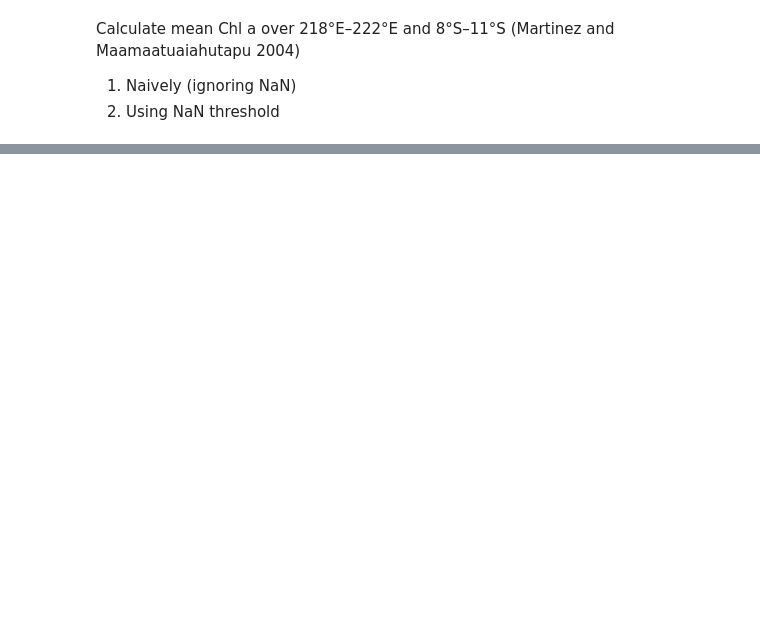
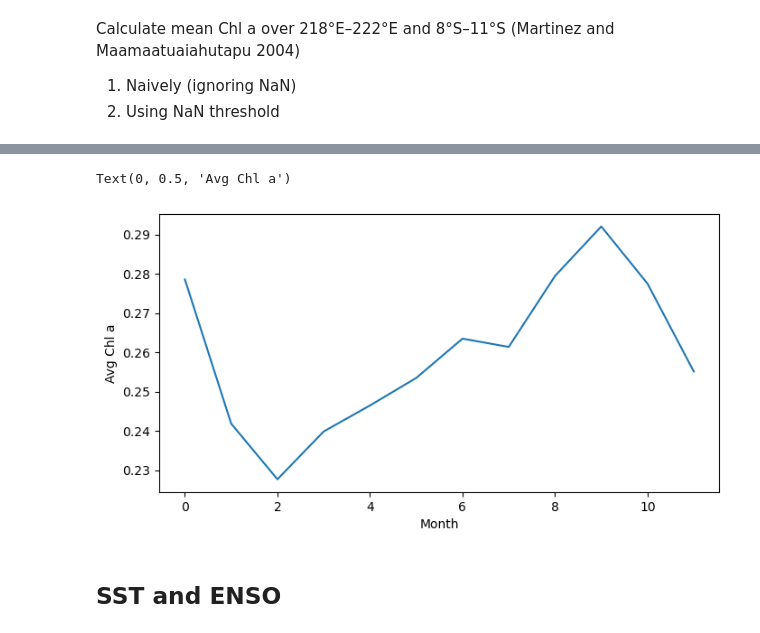
Before and after one commit to ychnli/Stanford-SEA, a Jupyter notebook: calc_timeseries.ipynb, the cells around one changed output, grey strips where cells are left out. Drawn from its saved outputs; the diff is of its cells as text; code cells hidden in the pictures; blank space fills up the shorter version.

```diff
--- a/calc_timeseries.ipynb
+++ b/calc_timeseries.ipynb
@@ -233,3 +258,17 @@ chla_region[-1].plot()
+# %%
+# print seasonal averages:
+chla_region_mon = []
+for mon in range(1,13):
+    chla_region_mon.append(chla_region.sel(time=chla_region['time.month']==mon).mean(dim=['time', 'lat', 'lon']).values)
+plt.figure(figsize=(8,4))
+plt.plot(chla_region_mon)
+plt.xlabel('Month')
+plt.ylabel('Avg Chl a')
+# %% [output]
+Text(0, 0.5, 'Avg Chl a')
+[figure, added]
+# %% [markdown]
+## SST and ENSO
 # %%
 # ENSO index
 sst_ds = xr.open_dataset('../data/sst.mon.mean.nc')
```
Also changed, not shown: parts of 18 cells of this notebook.
